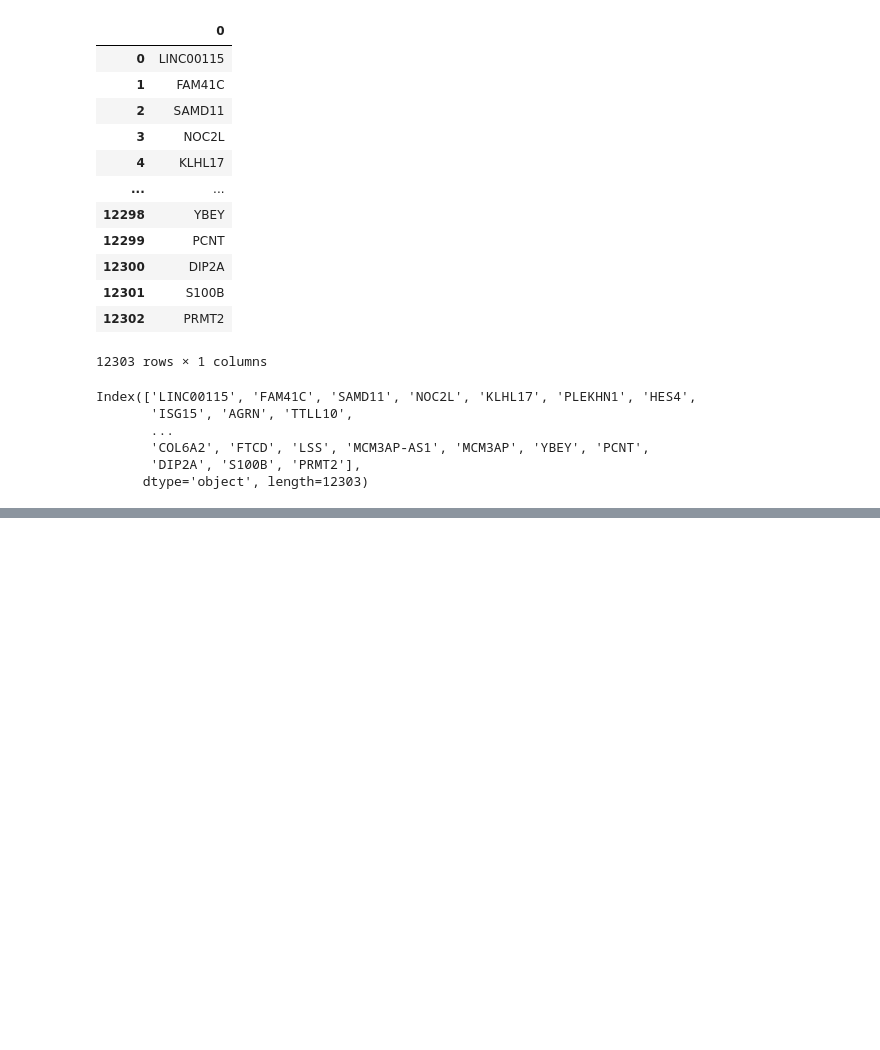
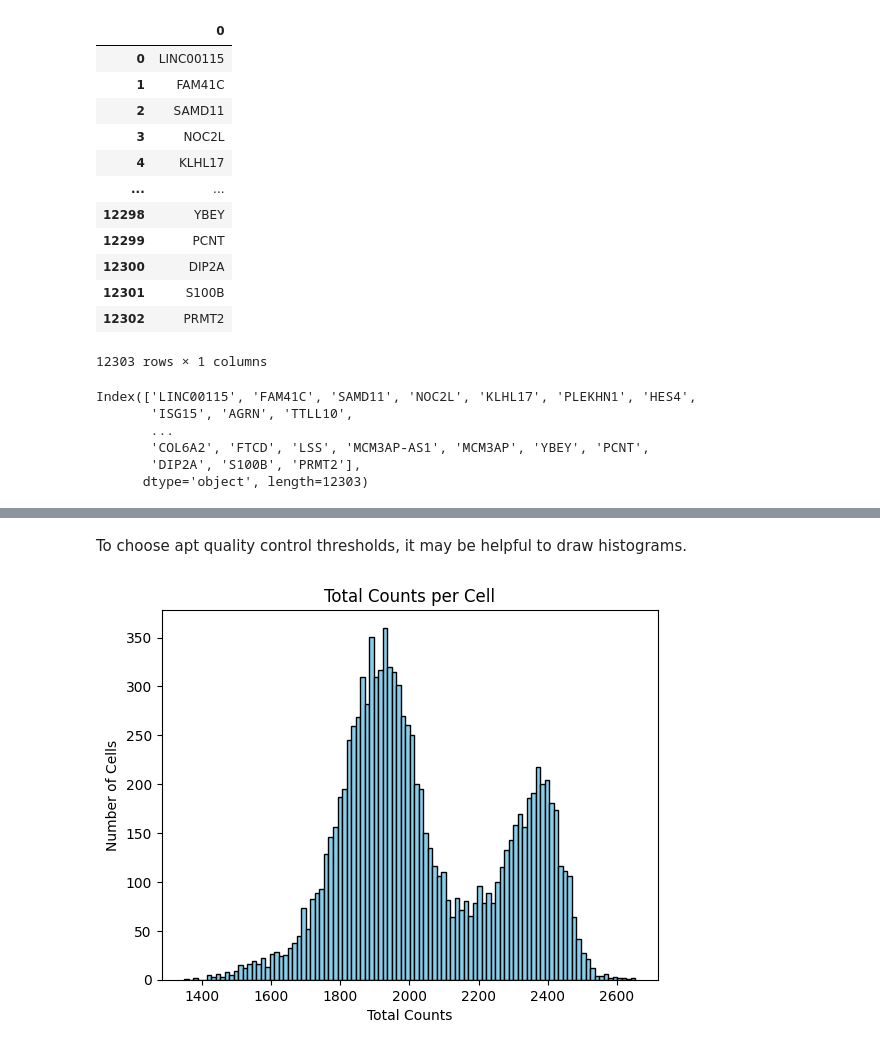
Before and after one commit to Advaith-Kannan/Computational-Genomics, a Jupyter notebook: Assignment-1/Notebook1.ipynb, the cells around one changed output, grey strips where cells are left out. Cells and saved outputs as stored; diff of their text form; code cells hidden in the pictures; blank space fills up the shorter version.

```diff
--- a/Assignment-1/Notebook1.ipynb
+++ b/Assignment-1/Notebook1.ipynb
@@ -72,0 +105,11 @@ Index(['LINC00115', 'FAM41C', 'SAMD11', 'NOC2L', 'KLHL17', 'PLEKHN1', 'HES4',
+# %% [markdown]
+To choose apt quality control thresholds, it may be helpful to draw histograms.
+# %%
+# Plot a histogram of total counts
+plt.hist(matrix.obs['total_counts'], bins=100, color='skyblue', edgecolor='black')
+plt.title('Total Counts per Cell')
+plt.xlabel('Total Counts')
+plt.ylabel('Number of Cells')
+plt.show()
+# %% [output]
+[figure, added]
```
Also changed, not shown: parts of 15 cells of this notebook.
